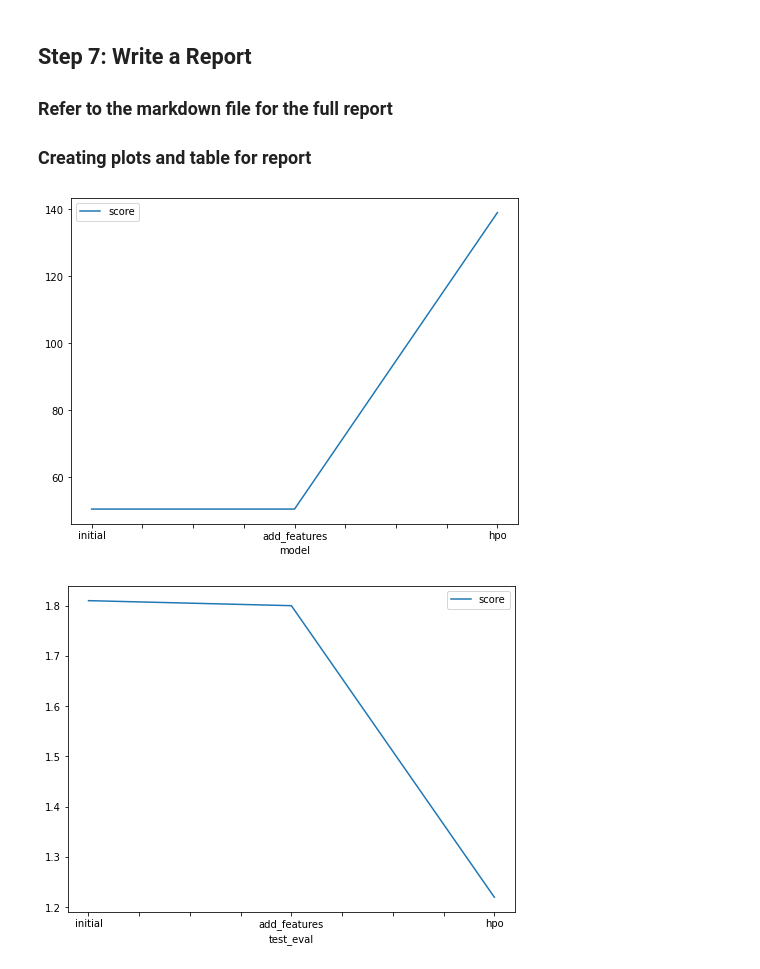
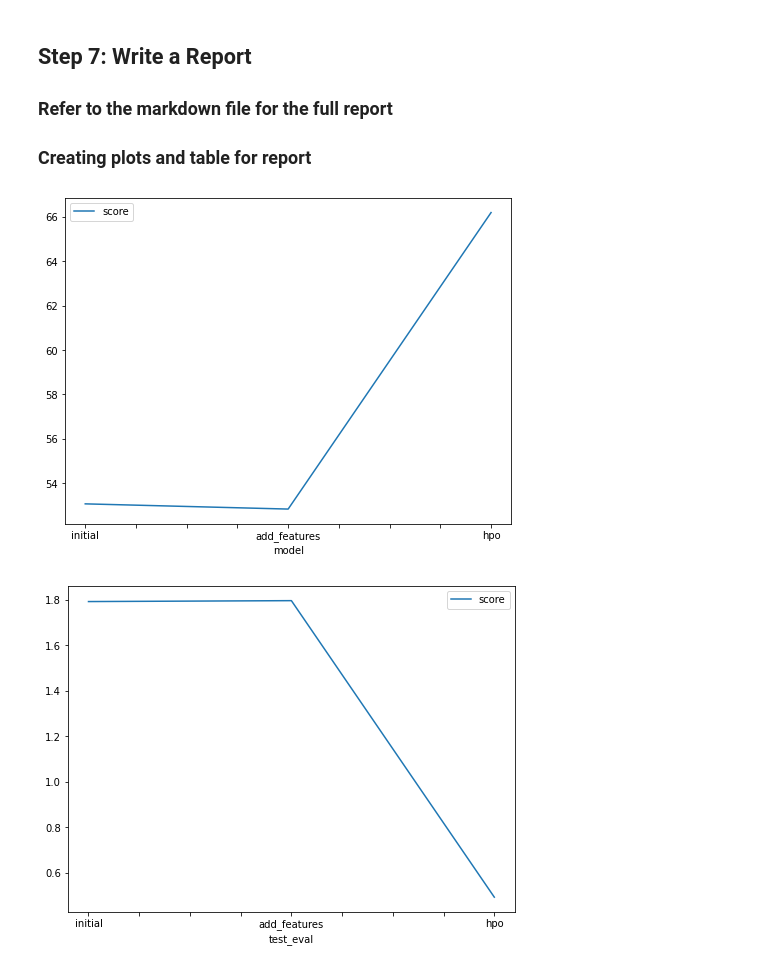
Before and after one commit to joangerard/AWS-ML-Project-Starter, a Jupyter notebook: project/project-template.ipynb, the cells around one changed output. Cells and saved outputs as stored; diff of their text form; code cells hidden in the pictures.

Commit message:
fix tables and improve overall model scores

```diff
--- a/project/project-template.ipynb
+++ b/project/project-template.ipynb
@@ -224,7 +223,10 @@ columns = [
     'count'
 ]
 
-predictor = TabularPredictor(label="count", eval_metric='root_mean_squared_error').fit(
+predictor = TabularPredictor(
+    label="count",
+    eval_metric='root_mean_squared_error'
+).fit(
     train_data=train[columns],
     time_limit=600,
     presets="best_quality"
@@ -630,18 +607,36 @@ Requirement already satisfied: wheel in /Users/joansebastiangerardsalinas/opt/an
 import autogluon.core as ag
 
 nn_options = {
-    'num_epochs': 50,
-    'learning_rate': ag.space.Real(1e-4, 1e-2, default=5e-4, log=True),
+    'num_epochs': 10,
+    'learning_rate': ag.space.Real(1e-2, 0.3, default=0.1, log=True),
     'activation': ag.space.Categorical('relu', 'tanh'),
     #'layers': ag.space.Categorical([32], [32,64], [32,64,32]),
     'dropout_prob': ag.space.Real(0.0, 0.5, default=0.1),
 }
 
+rf_options = {
+    'n_estimators': 100,
+    'max_depth': ag.space.Int(lower=5, upper=100, default=50),
+    'min_samples_leaf': ag.space.Int(lower=1, upper=8, default=3)
+}
+
+gbm_options = {
+    'num_boost_round': 100,
+    'num_leaves': ag.space.Int(lower=10, upper=100, default=70),
+    #'max_depth': ag.space.Int(lower=4, upper=100, default=12),
+    #'min_data_in_leaf': ag.space.Int(lower=4, upper=100, default=21),
+    'learning_rate': ag.space.Real(1e-4, 0.1, default=0.01, log=True),
+
+}
+
 hyperparameters = {
-                   'NN_TORCH': nn_options,
+                    #'NN': nn_options,
+                    #'GBM': gbm_options,
+                    'RF': rf_options
+
                   }
 
-num_trials = 5
+num_trials = 3
 search_strategy = 'auto'
 
 hyperparameter_tune_kwargs = {  # HPO is not performed unless hyperparameter_tune_kwargs is specified
@@ -651,9 +646,11 @@ hyperparameter_tune_kwargs = {  # HPO is not performed unless hyperparameter_tun
 }
 
 predictor_hp = TabularPredictor(label="count", eval_metric='root_mean_squared_error').fit(
-    train_data=train[columns],
-    time_limit=600,
+    train_data=train[columns_1],
+    time_limit=1200,
     presets="best_quality",
+    num_bag_folds = 5,
+    num_bag_sets = 6,
     hyperparameters=hyperparameters,
     hyperparameter_tune_kwargs=hyperparameter_tune_kwargs,
 )
@@ -775,26 +737,31 @@ submission.csv               2023-06-09 01:53:27  first raw submission
 ## Step 7: Write a Report
 ### Refer to the markdown file for the full report
 ### Creating plots and table for report
+# %%
+# get leader board of models:
+leaderboard1 = predictor.leaderboard(silent=True)
+leaderboard2 = predictor_new_features.leaderboard(silent=True)
+leaderboard3 = predictor_hp.leaderboard(silent=True)
 # %%
 # Taking the top model score from each training run and creating a line plot to show improvement
 # You can create these in the notebook and save them to PNG or use some other tool (e.g. google sheets, excel)
 fig = pd.DataFrame(
     {
         "model": ["initial", "add_features", "hpo"],
-        "score": [50.5, 50.5, 139]
+        "score": [-leaderboard1.iloc[0]['score_val'], -leaderboard2.iloc[0]['score_val'], -leaderboard3.iloc[0]['score_val']]
     }
 ).plot(x="model", y="score", figsize=(8, 6)).get_figure()
 fig.savefig('model_train_score.png')
 # %% [output]
-[figure, old version]
+[figure, new version]
 # %%
 # Take the 3 kaggle scores and creating a line plot to show improvement
 fig = pd.DataFrame(
     {
         "test_eval": ["initial", "add_features", "hpo"],
-        "score": [1.81, 1.80, 1.22]
+        "score": [1.793, 1.797, 0.492]
     }
 ).plot(x="test_eval", y="score", figsize=(8, 6)).get_figure()
 fig.savefig('model_test_score.png')
 # %% [output]
-[figure, old version]
+[figure, new version]
```
Also changed, not shown: parts of 28 cells of this notebook.
